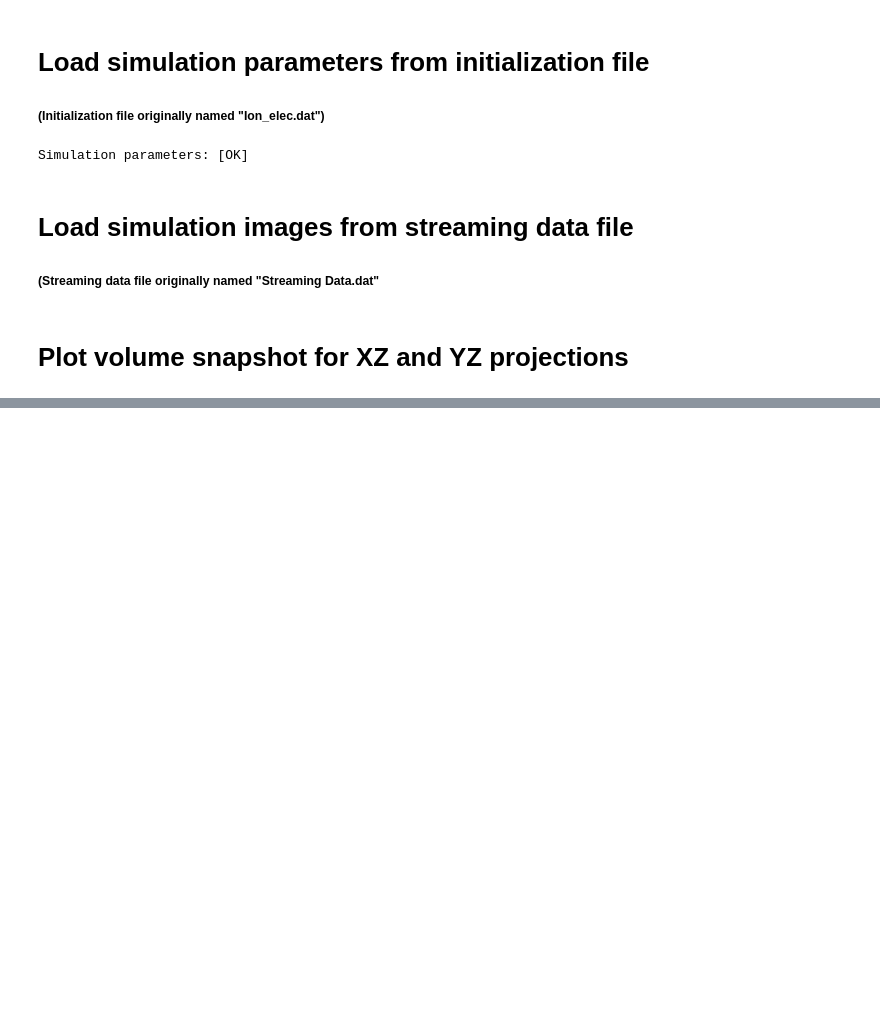
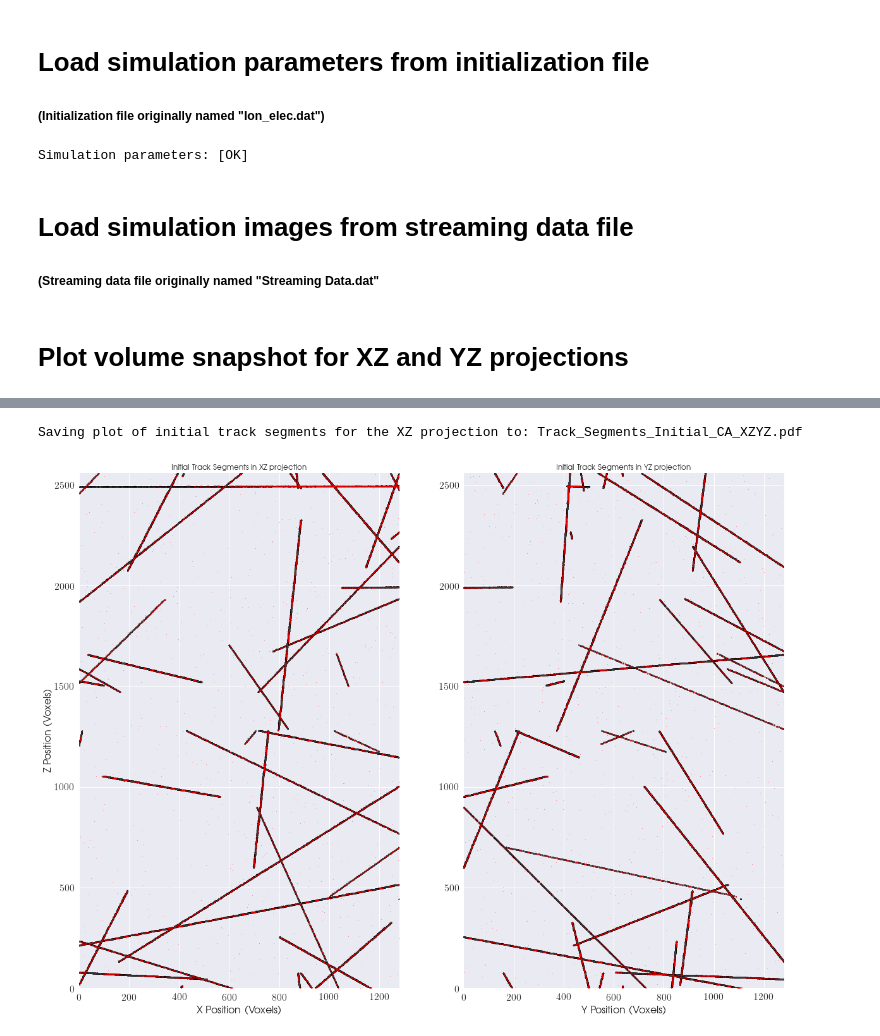
Before and after one commit to AndreiHanu/AdEPT-Cellular-Automata, a Jupyter notebook: AdEPT_Gamma_Pass_Filter.ipynb, the cells around one changed output, grey strips where cells are left out. Saved outputs shown, nothing was run; the diff lists cells and outputs as text; code cells hidden in the pictures; blank space fills up the shorter version.

```diff
--- a/AdEPT_Gamma_Pass_Filter.ipynb
+++ b/AdEPT_Gamma_Pass_Filter.ipynb
@@ -147,0 +167,6 @@ plt.show()
+# %%
+from scipy.spatial import KDTree, cKDTree
+
+# Insert XZ and YZ hits into a kd-tree
+treeXZ = cKDTree(XZ_hits, leafsize = 15)
+treeYZ = cKDTree(YZ_hits, leafsize = 15)
@@ -147,0 +300,43 @@ plt.show()
+# %%
+# Find initial track segments for XZ and YZ projections
+XZ_seg = findTrackSegments(XZ_hits, treeXZ)
+YZ_seg = findTrackSegments(YZ_hits, treeYZ)
+# %%
+# Plot initial track segments for XZ and YZ projections
+seg_fig, (ax_seg_XZ, ax_seg_YZ) = plt.subplots(nrows=1, ncols=2, figsize=(20, 15))
+
+
+# Use LineCollection to efficiently plot the many track segments
+lcx = mc.LineCollection(zip(zip(XZ_seg[:,0],XZ_seg[:,1]),zip(XZ_seg[:,2],XZ_seg[:,3])), linewidths=3,color='k')
+lcy = mc.LineCollection(zip(zip(YZ_seg[:,0],YZ_seg[:,1]),zip(YZ_seg[:,2],YZ_seg[:,3])), linewidths=3,color='k')
+ax_seg_XZ.add_collection(lcx)
+ax_seg_YZ.add_collection(lcy)
+
+# Load the image data from CV2 into matplotlib
+ax_seg_XZ.plot(XZ_hits[:,0], XZ_hits[:,1], '.', ms=1, color='red')
+ax_seg_YZ.plot(YZ_hits[:,0], YZ_hits[:,1], '.', ms=1, color='red')
+
+# Axis Properties
+ax_seg_XZ.set_xlim(0,1280)
+ax_seg_XZ.set_ylim(0,2560)
+ax_seg_YZ.set_xlim(0,1280)
+ax_seg_YZ.set_ylim(0,2560)
+
+# Titles
+ax_seg_XZ.set_xlabel('X Position (Voxels)')
+ax_seg_YZ.set_xlabel('Y Position (Voxels)')
+ax_seg_XZ.set_ylabel('Z Position (Voxels)')
+
+ax_seg_XZ.set_title('Initial Track Segments in XZ projection')
+ax_seg_YZ.set_title('Initial Track Segments in YZ projection')
+
+# Save the figure
+fileTrackSegXZYZ ='Track_Segments_Initial_CA_XZYZ.pdf'
+plt.savefig(fileTrackSegXZYZ)
+print 'Saving plot of initial track segments for the XZ projection to: ' + fileTrackSegXZYZ
+
+# Show the image
+plt.show(seg_fig)
+# %% [output]
+Saving plot of initial track segments for the XZ projection to: Track_Segments_Initial_CA_XZYZ.pdf
+[figure, added]
```
Also changed, not shown: parts of 7 cells of this notebook, 7 other files.
